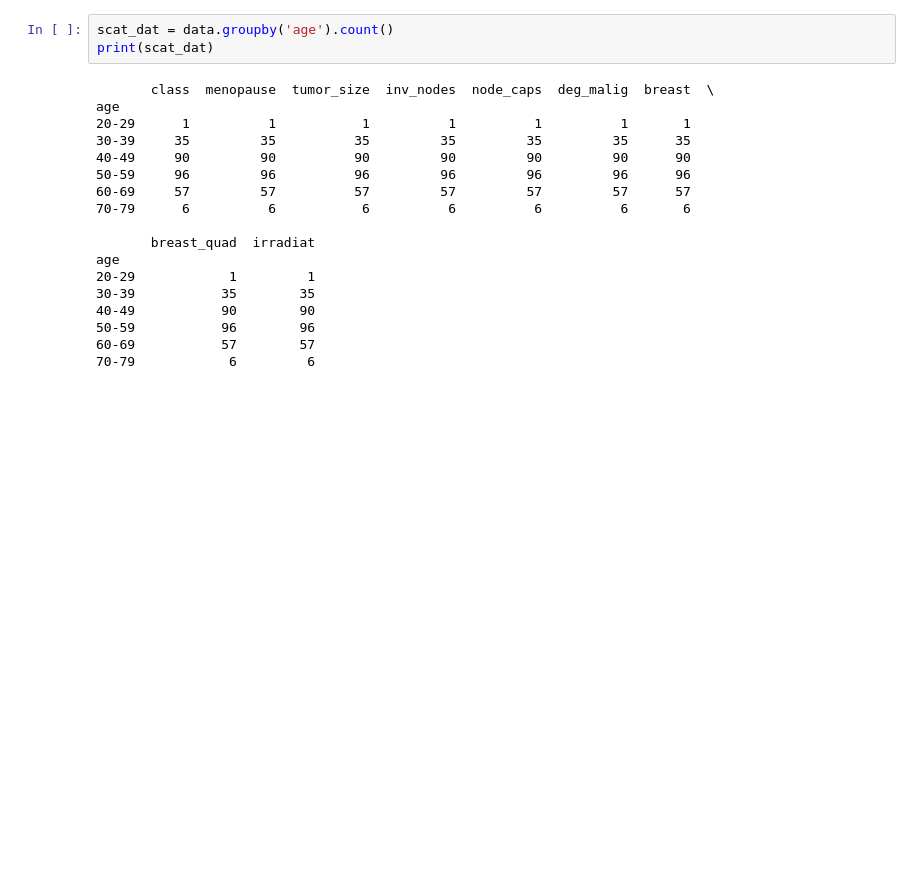
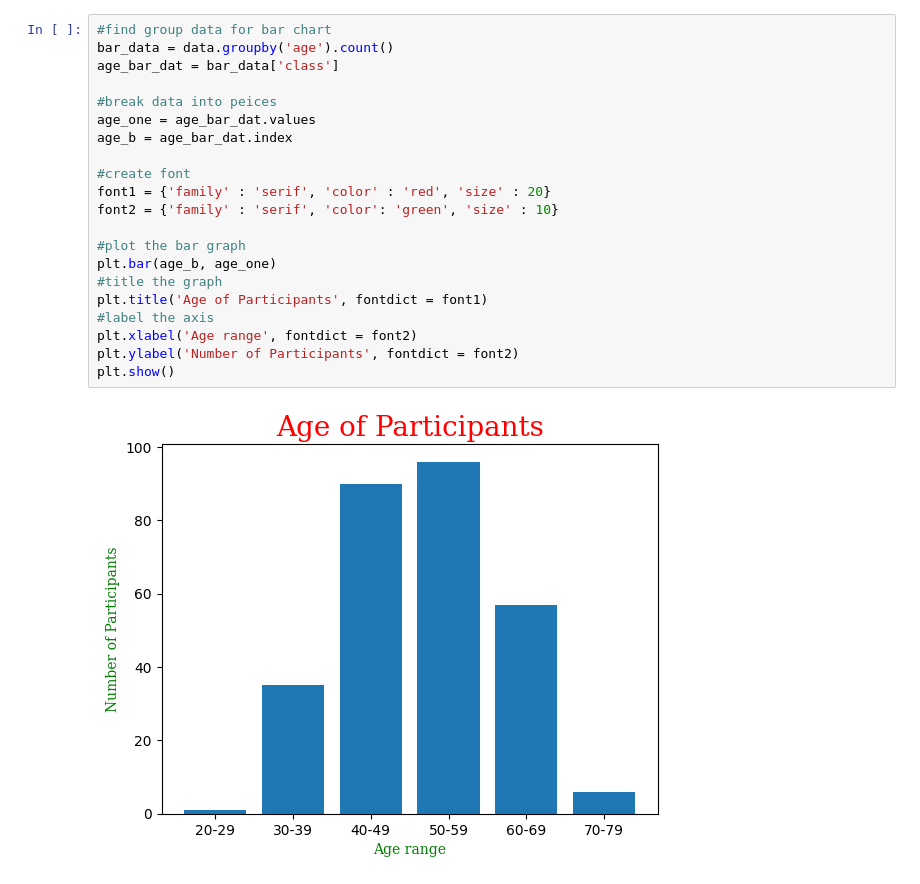
Before and after one commit to irwinjacky/Visualization-with-python, a Jupyter notebook: imagine.ipynb, the cells around one changed output. Saved outputs shown, nothing was run; the diff lists cells and outputs as text; blank space fills up the shorter version.

```diff
--- a/imagine.ipynb
+++ b/imagine.ipynb
@@ -42,21 +30,23 @@ plt.show()
-# %%
-scat_dat = data.groupby('age').count()
-print(scat_dat)
-# %% [output]
-       class  menopause  tumor_size  inv_nodes  node_caps  deg_malig  breast  \
-age
-20-29      1          1           1          1          1          1       1
-30-39     35         35          35         35         35         35      35
-40-49     90         90          90         90         90         90      90
-50-59     96         96          96         96         96         96      96
-60-69     57         57          57         57         57         57      57
-70-79      6          6           6          6          6          6       6
-
-       breast_quad  irradiat
-age
-20-29            1         1
-30-39           35        35
-40-49           90        90
-50-59           96        96
-60-69           57        57
-70-79            6         6
+# %%
+#find group data for bar chart
+bar_data = data.groupby('age').count()
+age_bar_dat = bar_data['class']
+
+#break data into peices
+age_one = age_bar_dat.values
+age_b = age_bar_dat.index
+
+#create font
+font1 = {'family' : 'serif', 'color' : 'red', 'size' : 20}
+font2 = {'family' : 'serif', 'color': 'green', 'size' : 10}
+
+#plot the bar graph
+plt.bar(age_b, age_one)
+#title the graph
+plt.title('Age of Participants', fontdict = font1)
+#label the axis
+plt.xlabel('Age range', fontdict = font2)
+plt.ylabel('Number of Participants', fontdict = font2)
+plt.show()
+# %% [output]
+[figure, added]
```
Also changed, not shown: parts of 4 cells of this notebook, 1 other file.
